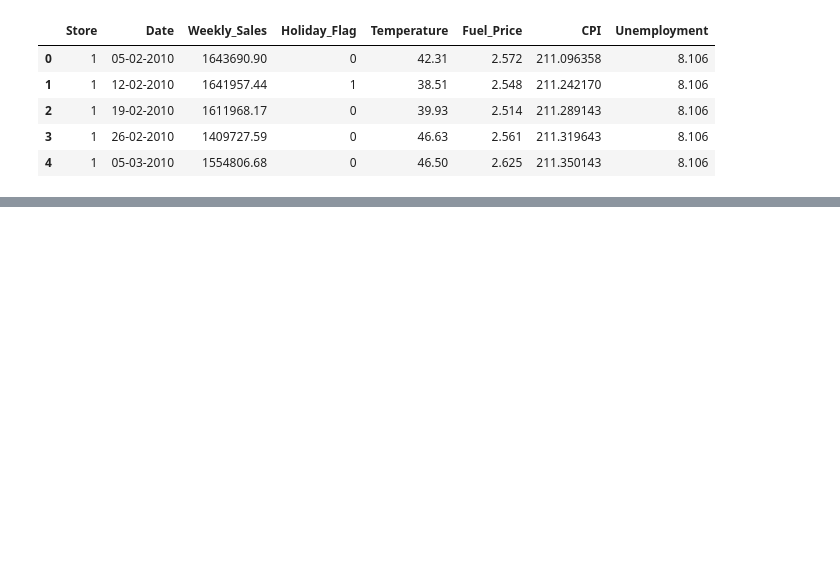
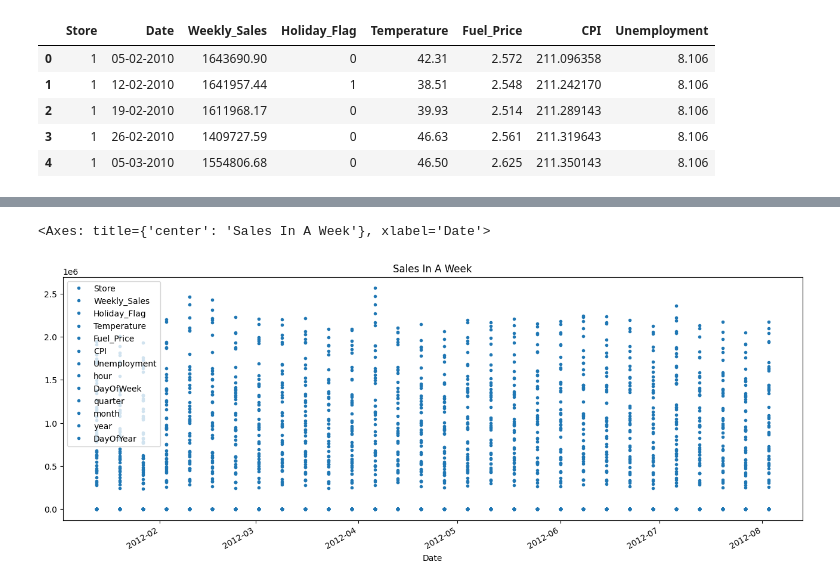
Before and after one commit to katasrofi/sales_performance, a Jupyter notebook: Forecasting.ipynb, the cells around one changed output, grey strips where cells are left out. Drawn from its saved outputs; the diff is of its cells as text; code cells hidden in the pictures; blank space fills up the shorter version.

```diff
--- a/Forecasting.ipynb
+++ b/Forecasting.ipynb
@@ -15,0 +70,8 @@ df.head()
+# %%
+df.loc[(df.index > '01-09-2012') & (df.index < '08-09-2012')].plot(style = '.',
+                                                                   figsize=(16, 6),
+                                                                   color=color_pal[0],
+                                                                   title='Sales In A Week')
+# %% [output]
+<Axes: title={'center': 'Sales In A Week'}, xlabel='Date'>
+[figure, added]
```
Also changed, not shown: parts of 57 cells of this notebook, 3 other files.
